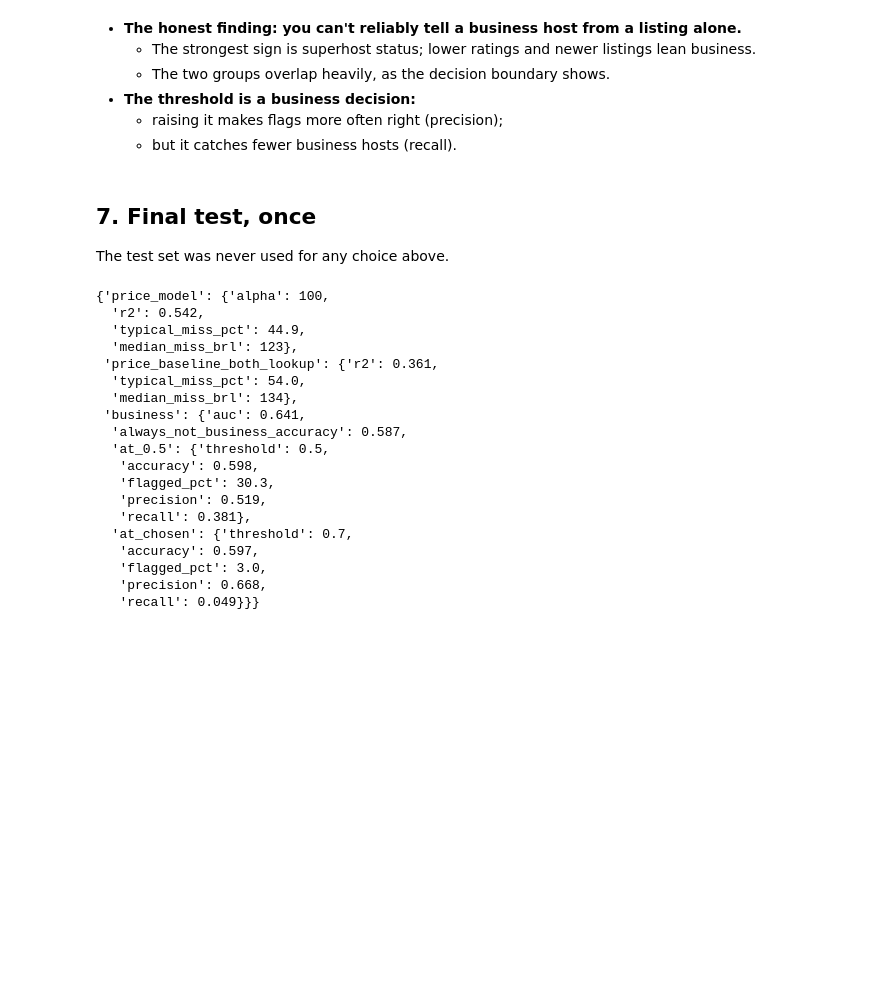
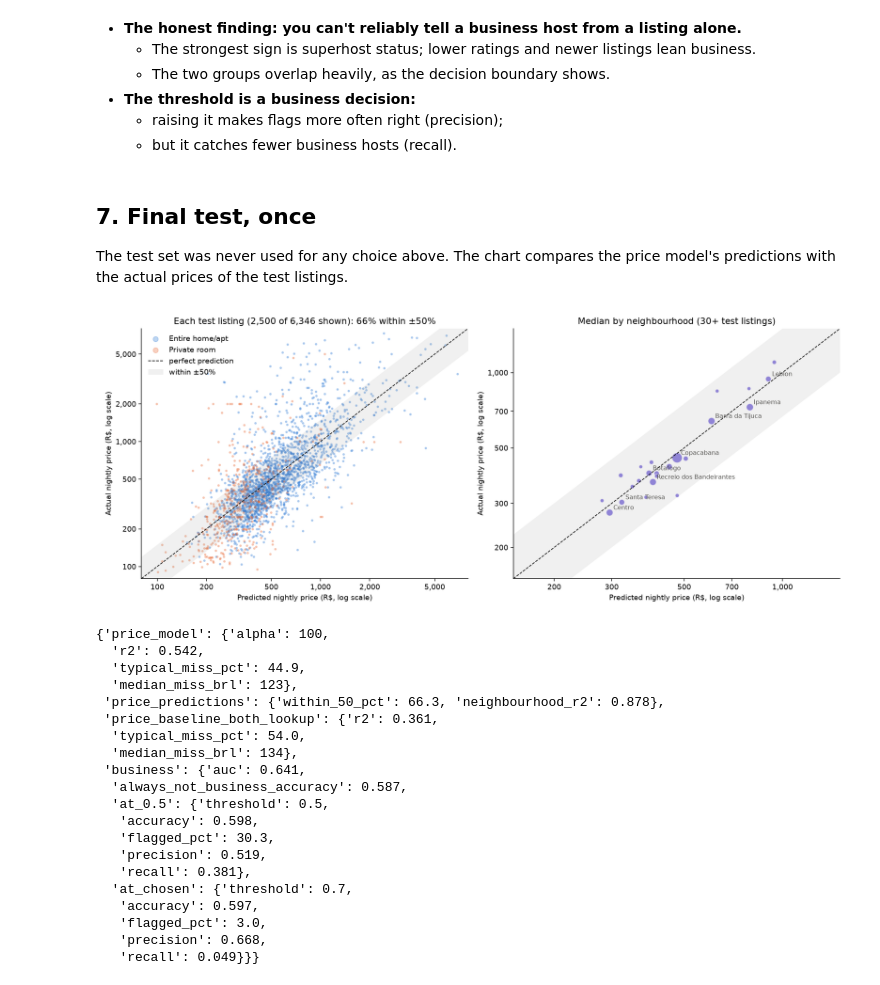
Before and after one commit to marlondocouto2/ml-foundations, a Jupyter notebook: 01-rio-airbnb/notebooks/walkthrough.ipynb, the cells around one changed output. Cells and saved outputs as stored; diff of their text form; code cells hidden in the pictures; blank space fills up the shorter version.

```diff
--- a/01-rio-airbnb/notebooks/walkthrough.ipynb
+++ b/01-rio-airbnb/notebooks/walkthrough.ipynb
@@ -191,15 +191,18 @@ pd.DataFrame(cls['thresholds'])
 # %% [markdown]
 ## 7. Final test, once
 
-The test set was never used for any choice above.
+The test set was never used for any choice above. The chart compares the price model's predictions with the actual prices of the test listings.
 # %%
 res = json.load(open('../reports/results.json'))
+show('07_test_predictions.png')
 res['test']
 # %% [output]
+[figure, added]
 {'price_model': {'alpha': 100,
   'r2': 0.542,
   'typical_miss_pct': 44.9,
   'median_miss_brl': 123},
+ 'price_predictions': {'within_50_pct': 66.3, 'neighbourhood_r2': 0.878},
  'price_baseline_both_lookup': {'r2': 0.361,
   'typical_miss_pct': 54.0,
   'median_miss_brl': 134},
```
Also changed, not shown: parts of 6 cells of this notebook, 8 other files.
